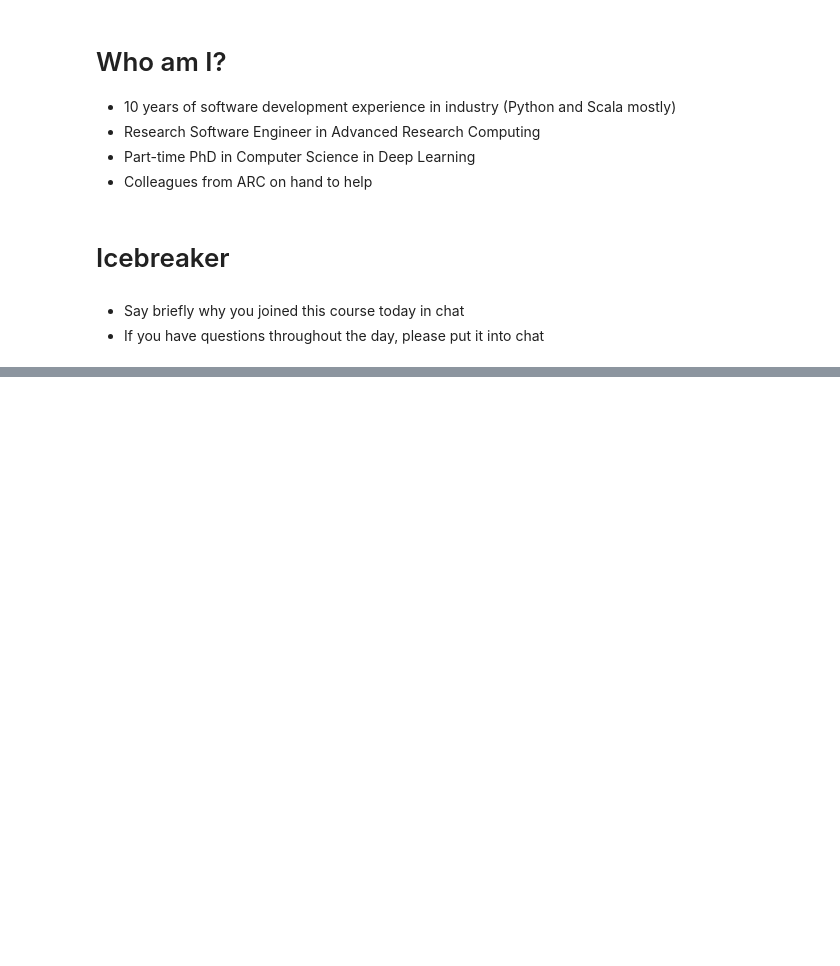
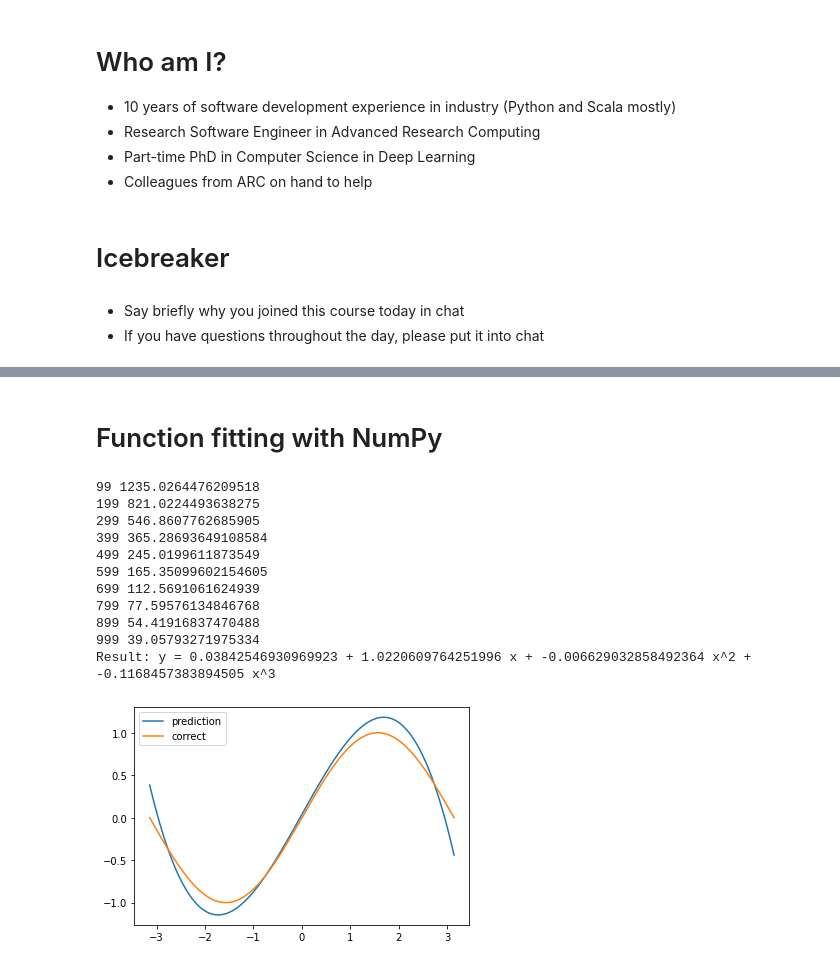
Before and after one commit to jonathanfrawley/machine_learning_course, a Jupyter notebook: slides/slides_01.ipynb, the cells around one changed output, grey strips where cells are left out. Cells and saved outputs as stored; diff of their text form; code cells hidden in the pictures; blank space fills up the shorter version.

```diff
--- a/slides/slides_01.ipynb
+++ b/slides/slides_01.ipynb
@@ -289,0 +164,65 @@ plt.show()
+# %% [markdown]
+# Function fitting with NumPy
+# %%
+# From https://pytorch.org/tutorials/beginner/pytorch_with_examples.html
+import math
+import matplotlib
+import matplotlib.pyplot as plt
+import numpy as np
+
+# Create random input and output data
+x = np.linspace(-math.pi, math.pi, 2000)
+y = np.sin(x)
+
+# Randomly initialize weights
+a = np.random.randn()
+b = np.random.randn()
+c = np.random.randn()
+d = np.random.randn()
+
+learning_rate = 1e-6
+for t in range(1000):
+    # Forward pass: compute predicted y
+    # y = a + b x + c x^2 + d x^3
+    y_pred = a + b * x + c * x ** 2 + d * x ** 3
+
+    # Compute and print loss
+    loss = np.square(y_pred - y).sum()
+    if t % 100 == 99:
+        print(t, loss)
+
+    # Backprop to compute gradients of a, b, c, d with respect to loss
+    grad_y_pred = 2.0 * (y_pred - y)
+    grad_a = grad_y_pred.sum()
+    grad_b = (grad_y_pred * x).sum()
+    grad_c = (grad_y_pred * x ** 2).sum()
+    grad_d = (grad_y_pred * x ** 3).sum()
+
+    # Update weights
+    a -= learning_rate * grad_a
+    b -= learning_rate * grad_b
+    c -= learning_rate * grad_c
+    d -= learning_rate * grad_d
+
+print(f'Result: y = {a} + {b} x + {c} x^2 + {d} x^3')
+
+x_data = np.linspace(-math.pi, math.pi, 2000)
+y_data = a + b*x_data + c*np.power(x_data,2) + d*np.power(x_data,3)
+fig, ax = plt.subplots()
+ax.plot(x_data, y_data, label='prediction')
+ax.plot(x_data, np.sin(x_data), label='correct')
+ax.legend()
+plt.show()
+# %% [output]
+99 1235.0264476209518
+199 821.0224493638275
+299 546.8607762685905
+399 365.28693649108584
+499 245.0199611873549
+599 165.35099602154605
+699 112.5691061624939
+799 77.59576134846768
+899 54.41916837470488
+999 39.05793271975334
+Result: y = 0.03842546930969923 + 1.0220609764251996 x + -0.006629032858492364 x^2 + -0.1168457383894505 x^3
+[figure, added]
```
Also changed, not shown: parts of 90 cells of this notebook, 1 other file.
